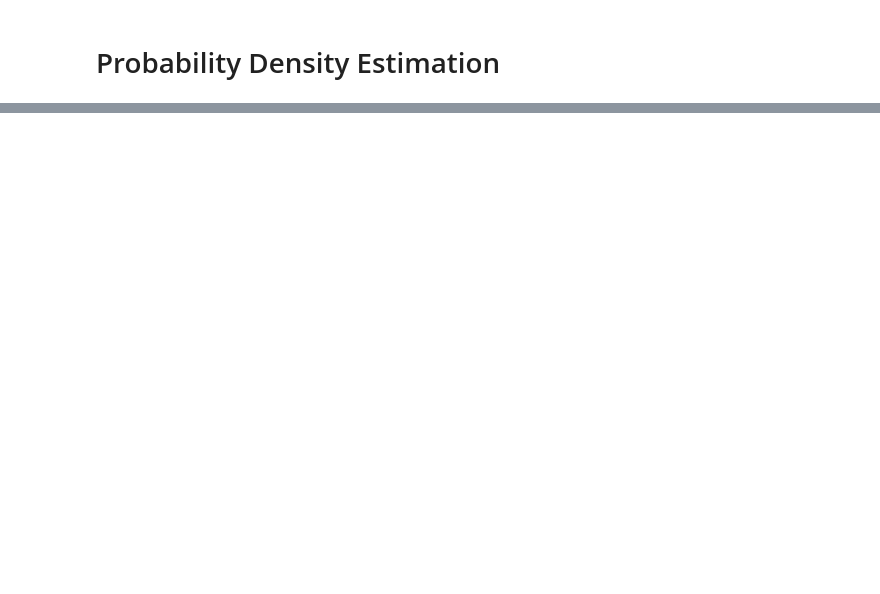
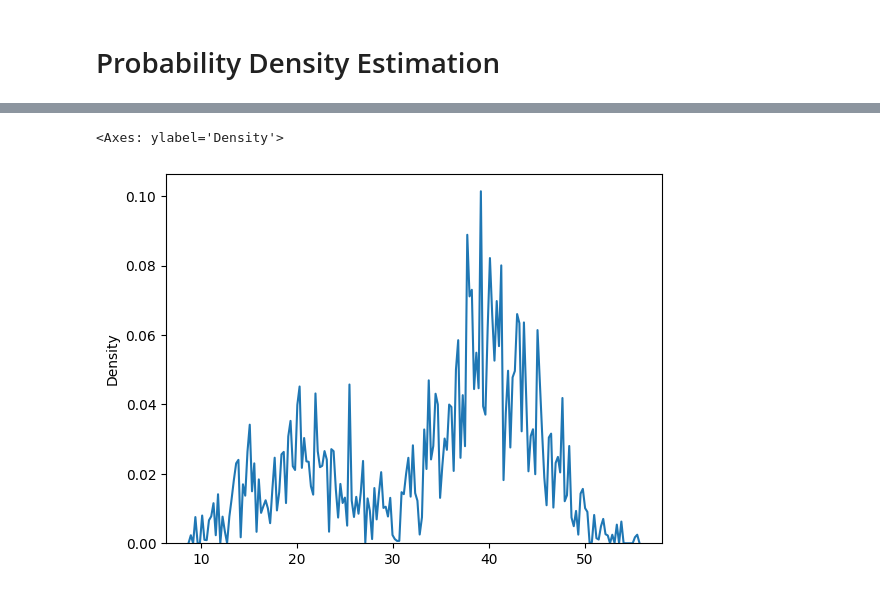
Before and after one commit to Aman-7745/Statistics, a Jupyter notebook: prob_Dist_pynb.ipynb, the cells around one changed output, grey strips where cells are left out. Drawn from its saved outputs; the diff is of its cells as text; code cells hidden in the pictures; blank space fills up the shorter version.

```diff
--- a/prob_Dist_pynb.ipynb
+++ b/prob_Dist_pynb.ipynb
@@ -116,0 +125,4 @@ prob= [dist.pdf(values) for value in values]
+# %%
+sample1 = normal(loc=20, scale =5, size =300)
+sample2 = normal (loc=40, scale =5, size =700)
+sample = np.hstack((sample1, sample2))
@@ -116,0 +182,6 @@ prob= [dist.pdf(values) for value in values]
+# %%
+import seaborn as sns
+sns.kdeplot(sample.reshape(1000),bw_adjust=0.02)
+# %% [output]
+<Axes: ylabel='Density'>
+[figure, added]
```
Also changed, not shown: parts of 19 cells of this notebook.
